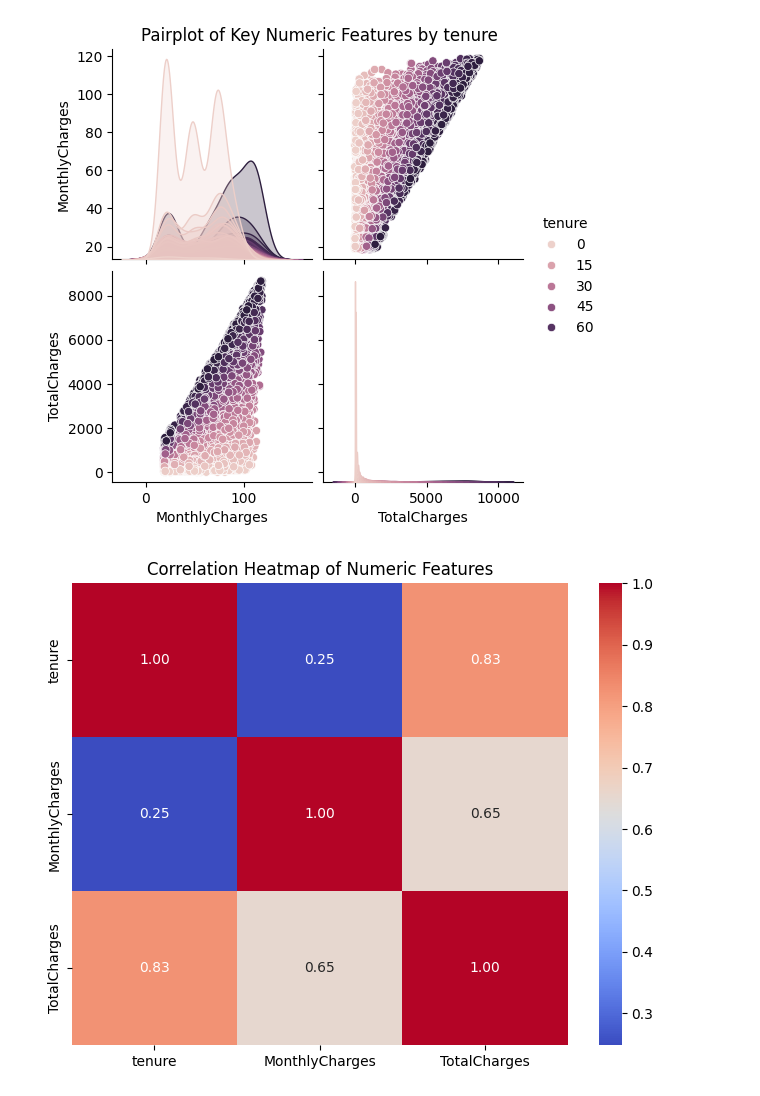
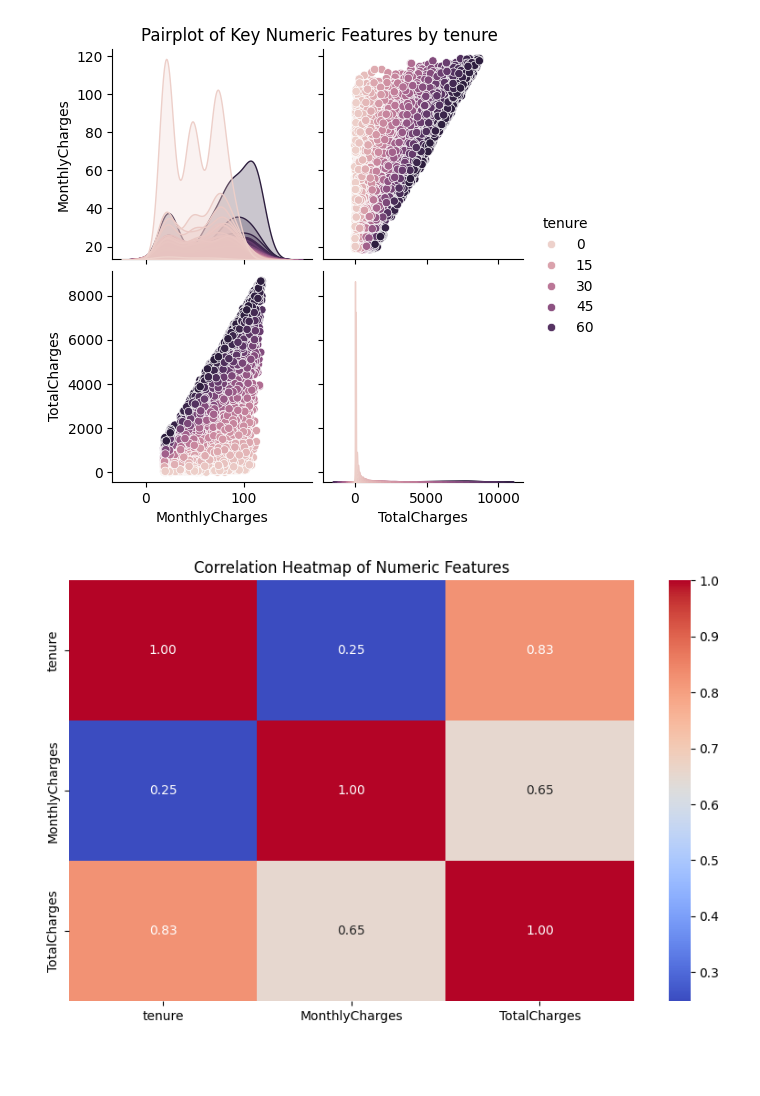
Before and after one commit to AyushmanRaha/Customer-Churn-Prediction, a Jupyter notebook: Churn_Prediction_Project_EDA.ipynb, the cells around one changed output. Cells and saved outputs as stored; diff of their text form; code cells hidden in the pictures; blank space fills up the shorter version.

```diff
--- a/Churn_Prediction_Project_EDA.ipynb
+++ b/Churn_Prediction_Project_EDA.ipynb
@@ -1037,13 +1258,13 @@ plt.show()
 # %% [output]
 [figure]
 # %%
-plt.figure(figsize=(8,6))
+plt.figure(figsize=(10,6))
 corr = df[['tenure', 'MonthlyCharges', 'TotalCharges']].corr()
 sns.heatmap(corr, annot=True, cmap="coolwarm", fmt=".2f")
 plt.title("Correlation Heatmap of Numeric Features")
 plt.show()
 # %% [output]
-[figure, old version]
+[figure, new version]
 # %%
 plot5 = pd.crosstab(df['Contract'], df['Churn'])
 
```
Also changed, not shown: parts of 17 cells of this notebook.
